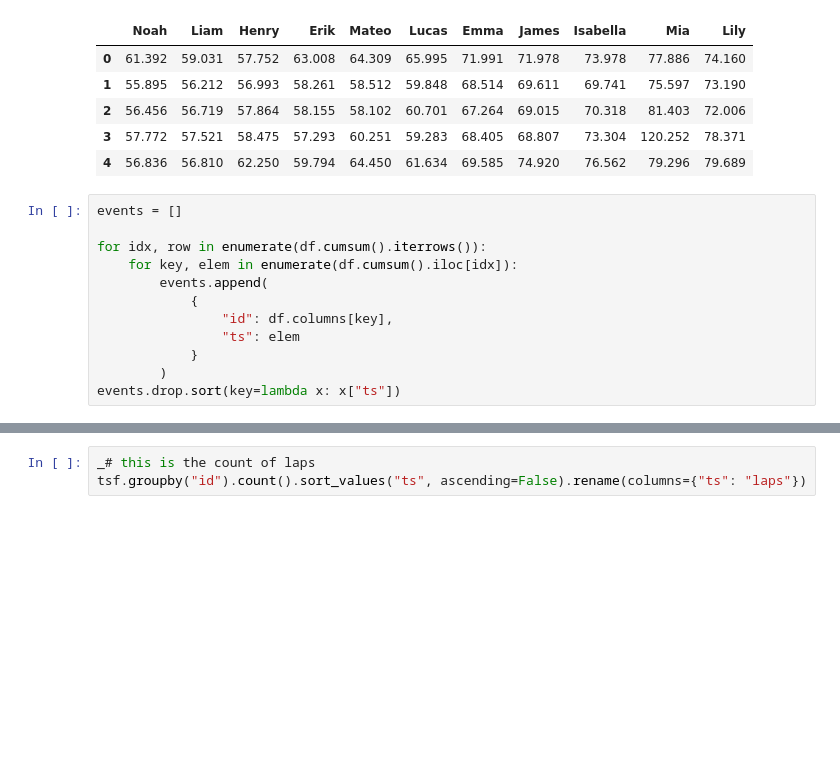
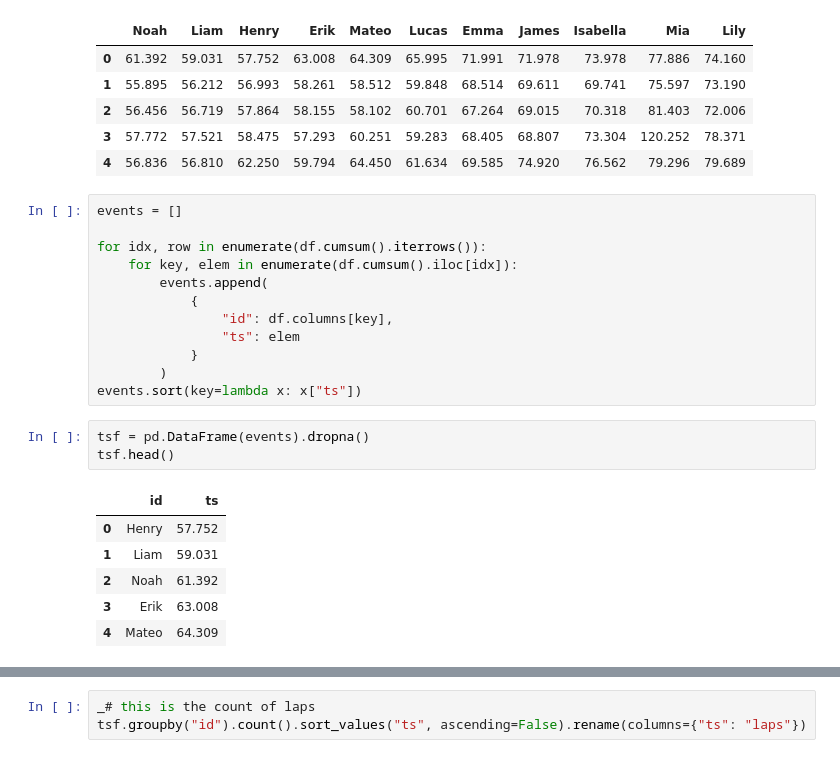
Before and after one commit to erikgoldenstein/go-kart, a Jupyter notebook: gokart-analysis.ipynb, the cells around one changed output, grey strips where cells are left out. Drawn from its saved outputs; the diff is of its cells as text; blank space fills up the shorter version.

Commit message:
added the basic data exploration and started ts approach

```diff
--- a/gokart-analysis.ipynb
+++ b/gokart-analysis.ipynb
@@ -178,4 +181,14 @@ for idx, row in enumerate(df.cumsum().iterrows()):
                 "ts": elem
             }
         )
-events.drop.sort(key=lambda x: x["ts"])
+events.sort(key=lambda x: x["ts"])
+# %%
+tsf = pd.DataFrame(events).dropna()
+tsf.head()
+# %% [output]
+|  | id | ts |
+| 0 | Henry | 57.752 |
+| 1 | Liam | 59.031 |
+| 2 | Noah | 61.392 |
+| 3 | Erik | 63.008 |
+| 4 | Mateo | 64.309 |
```
Also changed, not shown: parts of 7 cells of this notebook, 3 other files.
